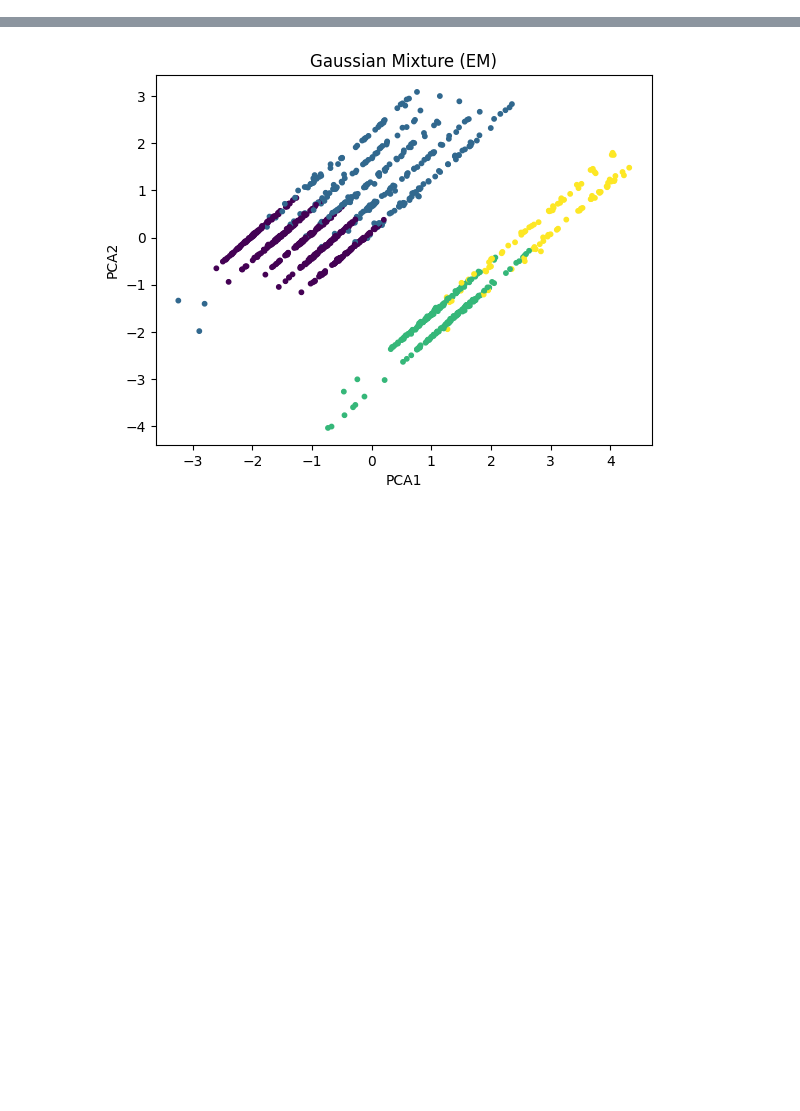
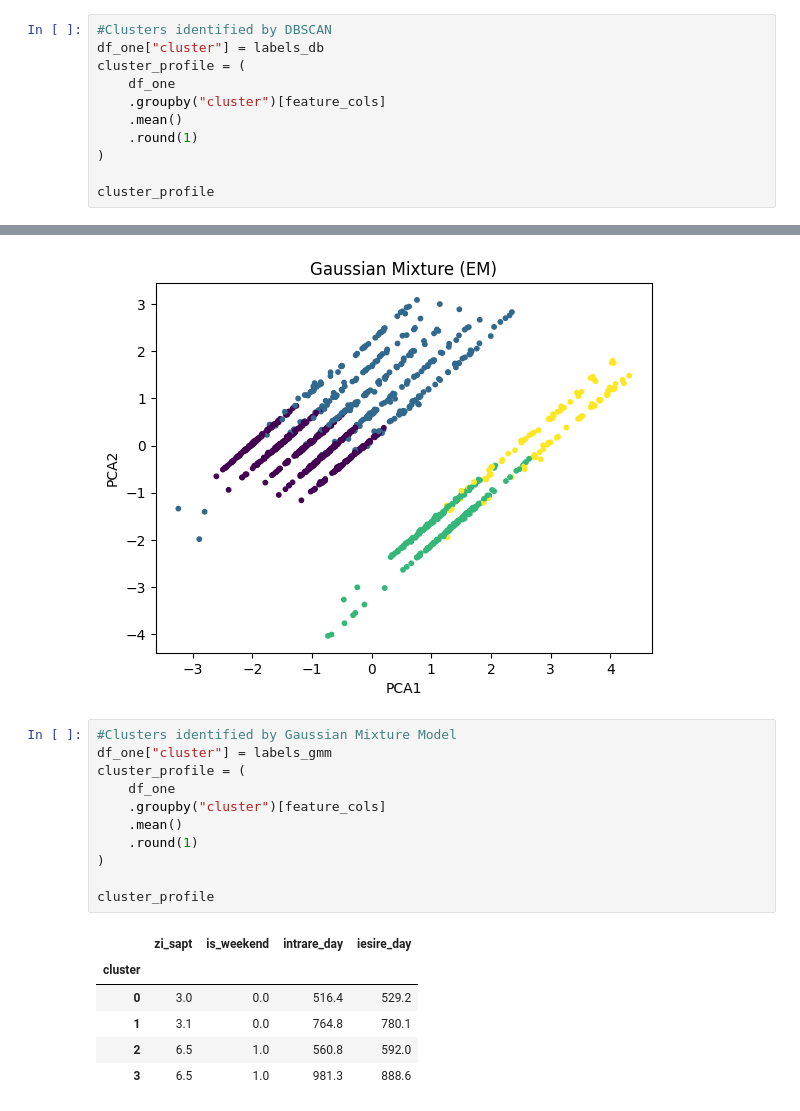
Before and after one commit to IgorLatii/mldm_lab1, a Jupyter notebook: notebooks/lab1_clustering.ipynb, the cells around one changed output, grey strips where cells are left out. Saved outputs shown, nothing was run; the diff lists cells and outputs as text; blank space fills up the shorter version.

```diff
--- a/notebooks/lab1_clustering.ipynb
+++ b/notebooks/lab1_clustering.ipynb
@@ -162,0 +210,11 @@ Noise points: 2 from total points: 1096
+# %%
+#Clusters identified by DBSCAN
+df_one["cluster"] = labels_db
+cluster_profile = (
+    df_one
+    .groupby("cluster")[feature_cols]
+    .mean()
+    .round(1)
+)
+
+cluster_profile
@@ -173,4 +240,22 @@ sil_gmm
 plot_clusters(X_2d, labels_gmm, "Gaussian Mixture (EM)")
 # %% [output]
 [figure]
+# %%
+#Clusters identified by Gaussian Mixture Model
+df_one["cluster"] = labels_gmm
+cluster_profile = (
+    df_one
+    .groupby("cluster")[feature_cols]
+    .mean()
+    .round(1)
+)
+
+cluster_profile
+# %% [output]
+|  | zi_sapt | is_weekend | intrare_day | iesire_day |
+| cluster |  |  |  |  |
+| 0 | 3.0 | 0.0 | 516.4 | 529.2 |
+| 1 | 3.1 | 0.0 | 764.8 | 780.1 |
+| 2 | 6.5 | 1.0 | 560.8 | 592.0 |
+| 3 | 6.5 | 1.0 | 981.3 | 888.6 |
 # %%
```
Also changed, not shown: parts of 16 cells of this notebook.
